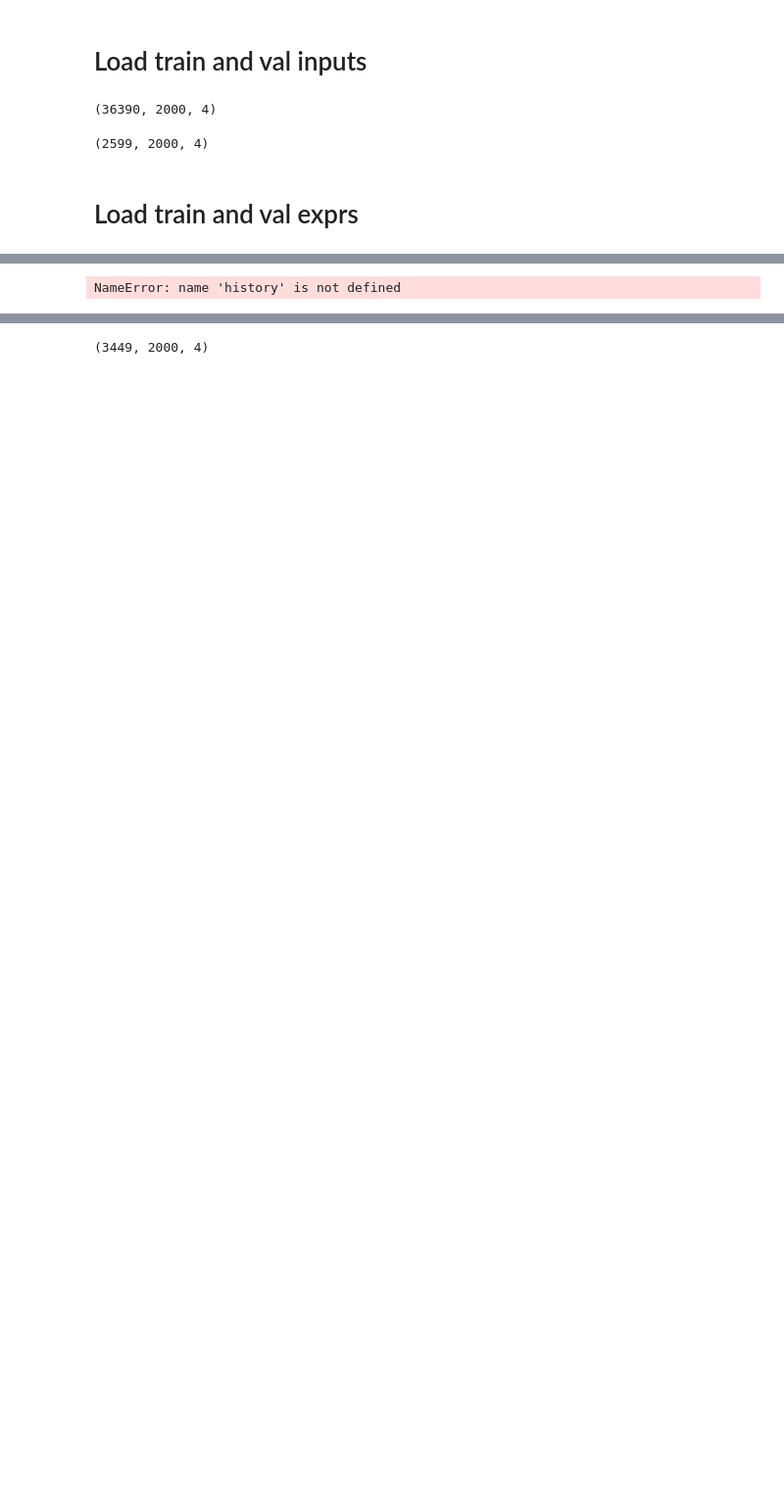
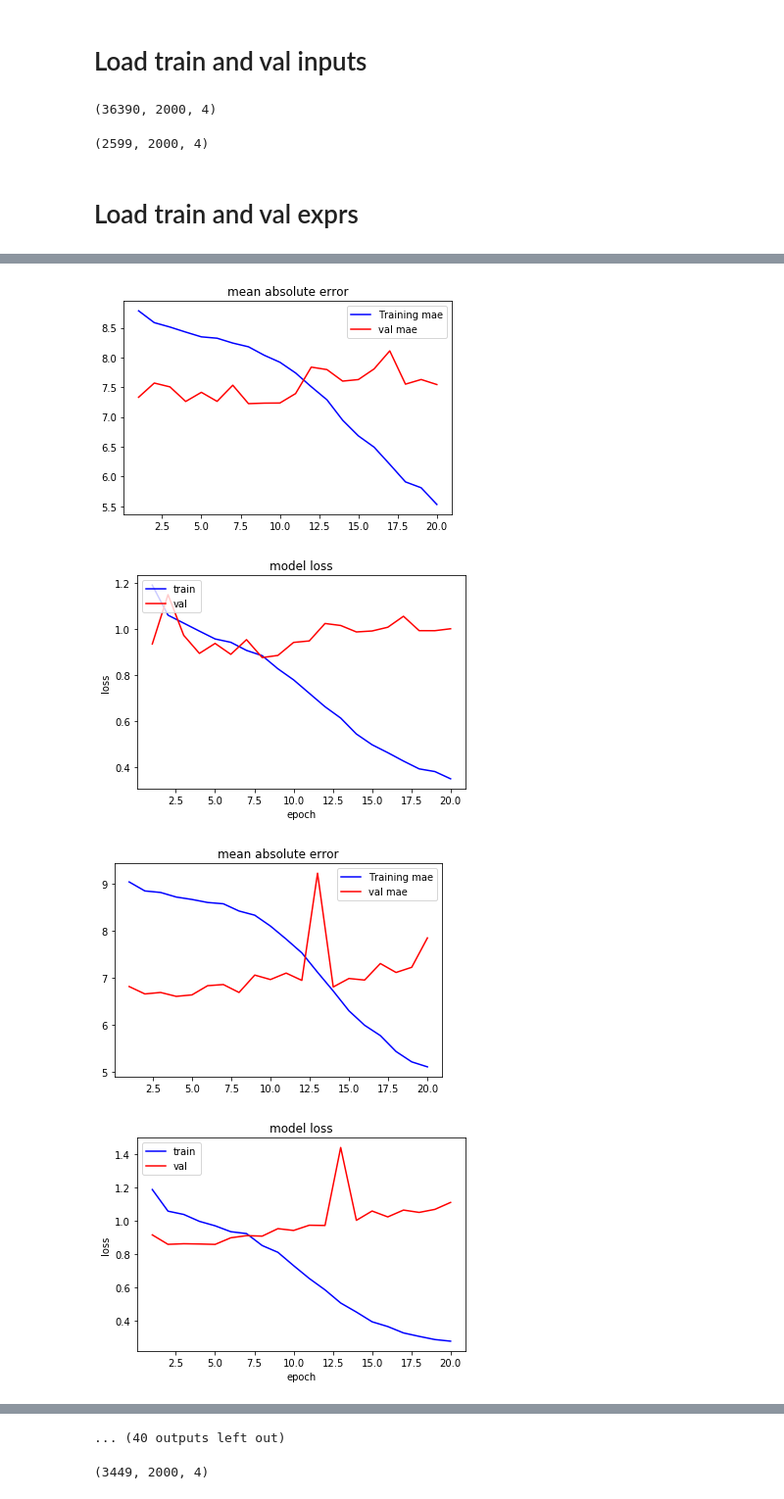
Before and after one commit to qihuazhong/dnaseq-to-expr, a Jupyter notebook: train.ipynb, the cells around one changed output, grey strips where cells are left out. Shown at 98% size. Cells and saved outputs as stored; diff of their text form; code cells hidden in the pictures; blank space fills up the shorter version.

```diff
--- a/train.ipynb
+++ b/train.ipynb
@@ -65,20 +54,24 @@ input_val.shape
 # %%
 cell_types = genes_train.columns.values.astype(str)[:57]
 # %%
-output_trains = {}
-output_vals = {}
+output_trains = pd.DataFrame()
+output_vals = pd.DataFrame()
+output_tests = pd.DataFrame()
 
 for cell_type in cell_types:
     output_trains[cell_type] = np.array(genes_train[cell_type])
     output_vals[cell_type] = np.array(genes_val[cell_type])
+    output_tests[cell_type] = np.array(genes_test[cell_type])
+# %%
+import pickle
+
+experiment_tag = "MT"
 # %%
 
 from models import build_sequential_model, ModelMGPU
 from keras.callbacks import ModelCheckpoint
 
-import pickle
 
-experiment_tag = "C8D3P4M"
 
 for cell_type in cell_types:
     model = build_sequential_model()
@@ -99,4 +92,7 @@ for cell_type in cell_types:
 
     with open("models/history_" + experiment_tag + "_" + cell_type + ".pkl", 'wb') as f_out:
         pickle.dump(histories ,f_out)
+
+    del parallel_model
+    del model
 # %% [output]
@@ -113,7 +100,14 @@ NameError: name 'histories' is not defined
-# %%
-from visualization import plot_histories, line_pred_vs_exp
-
-# plot traning history
-plot_histories(history)
-# %% [output]
-NameError: name 'history' is not defined
+# %%
+from visualization import plot_train_histories
+
+for cell_type in cell_types[:26]:
+    with open("models/history_" + experiment_tag + "_" + cell_type + ".pkl", 'rb') as f_in:
+        h = pickle.load(f_in)
+
+        # plot traning history
+        plot_train_histories(h)
+# %% [output]
+[figure, added]
+[figure, added]
+[figure, added]
+[figure, added]
@@ -120,3 +122,4 @@ NameError: name 'history' is not defined
+... (40 outputs left out)
 # %%
 input_test = np.stack(genes_test["seq"], axis=0)
 input_test.shape
```
Also changed, not shown: parts of 16 cells of this notebook, 2 other files.
